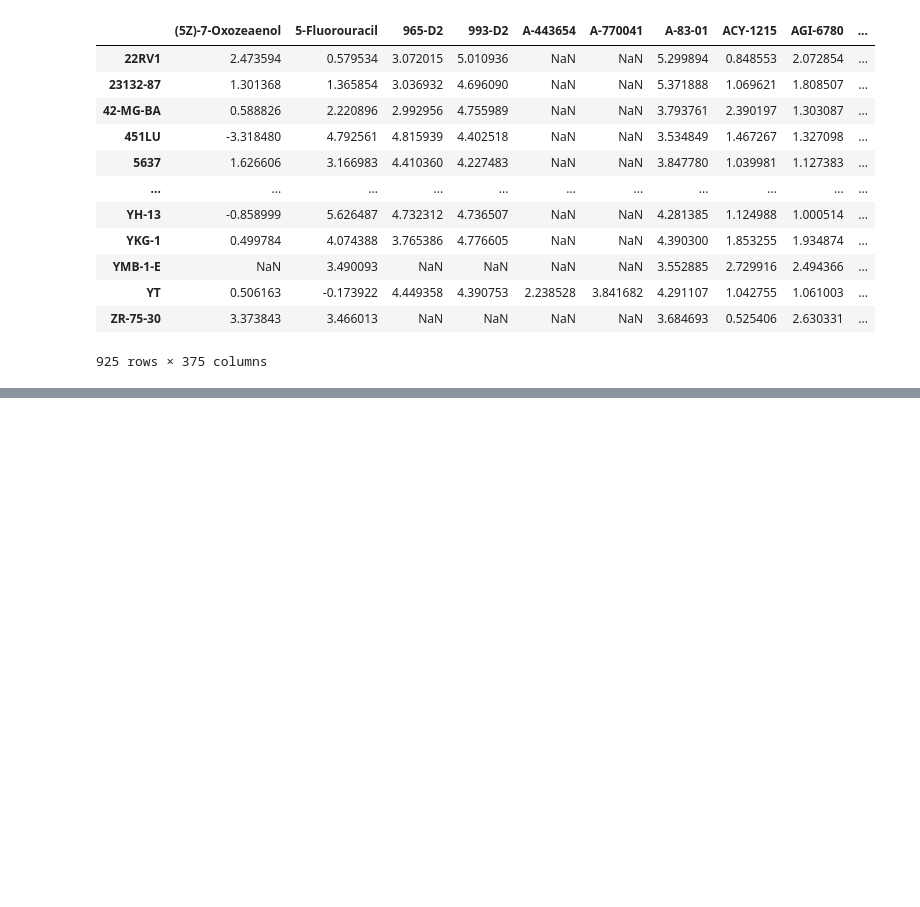
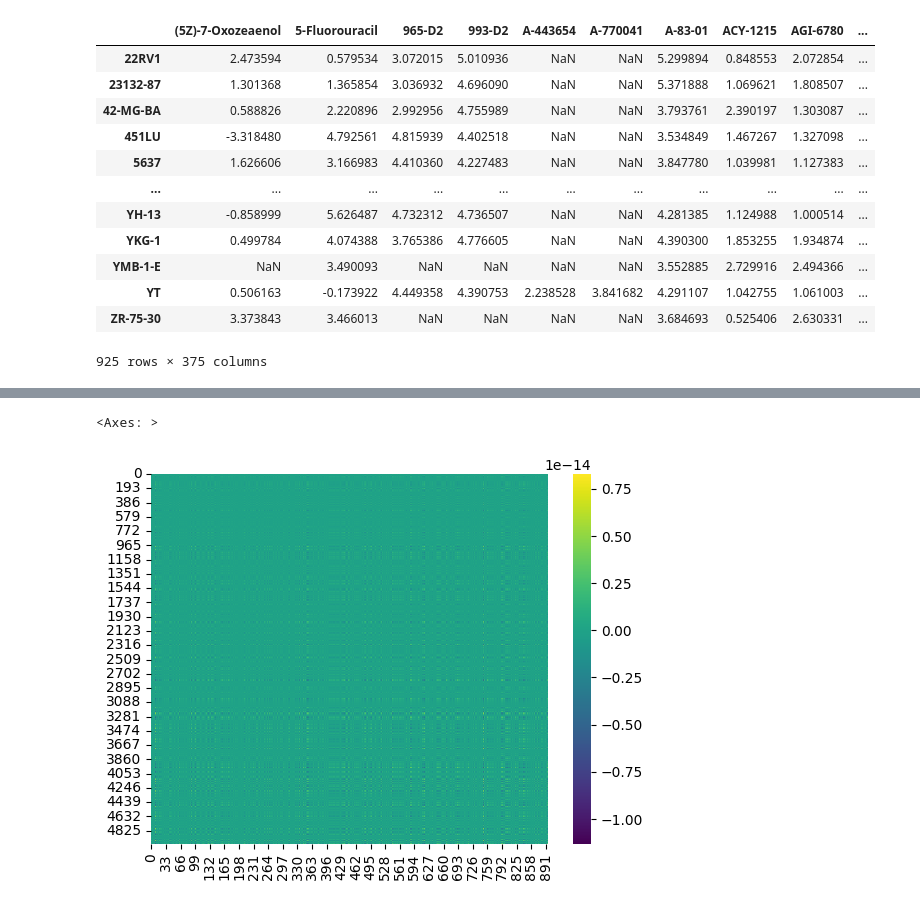
Before and after one commit to jinks145/exploratory_bioai_models, a Jupyter notebook: model_selections-v2.ipynb, the cells around one changed output, grey strips where cells are left out. Saved outputs shown, nothing was run; the diff lists cells and outputs as text; code cells hidden in the pictures; blank space fills up the shorter version.

```diff
--- a/model_selections-v2.ipynb
+++ b/model_selections-v2.ipynb
@@ -396,0 +238,5 @@ df.dropna()
+# %%
+X_expr = methexpr_df[expression_cols].loc[y.index].dropna(axis=1)
+# %%
+X_expr_scaled = exprx_scaler.fit_transform(X_expr)
+X_expr_scaled
@@ -396,0 +279,5 @@ df.dropna()
+# %%
+sns.heatmap(np.outer(X_expr_mean, y), cmap='viridis')
+# %% [output]
+<Axes: >
+[figure, added]
```
Also changed, not shown: parts of 111 cells of this notebook, 1 other file.
